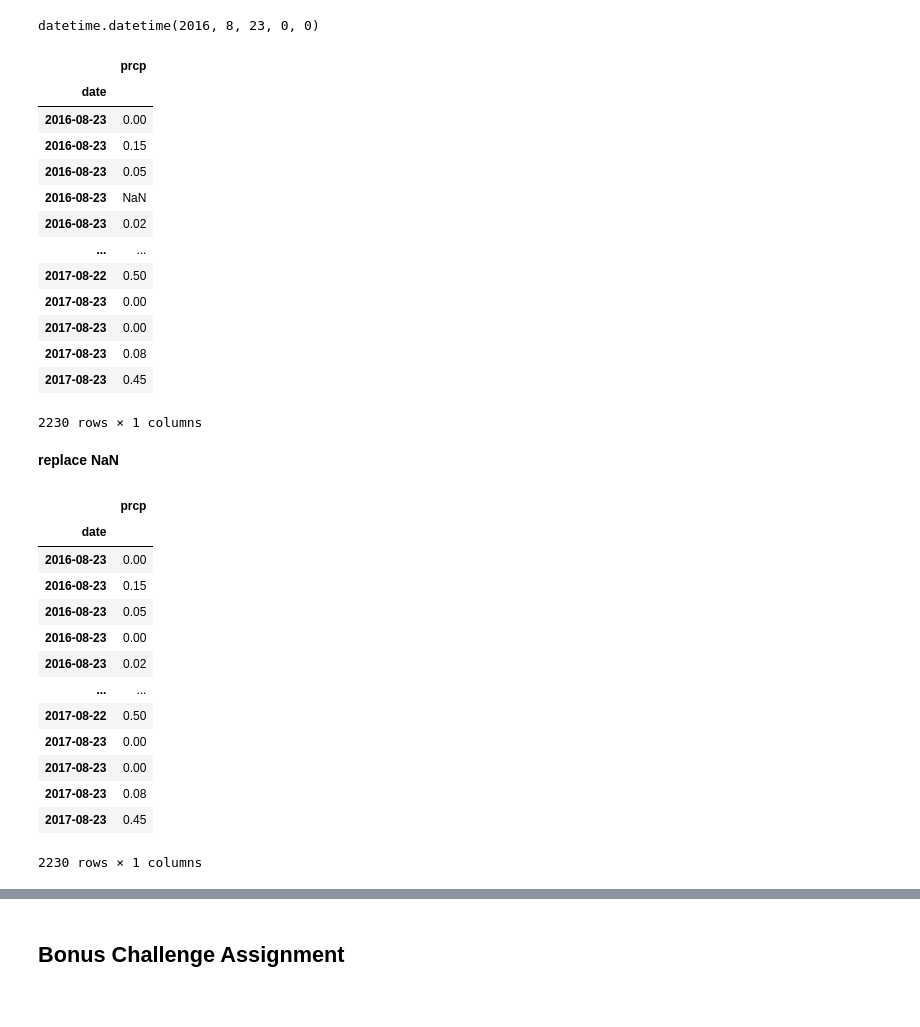
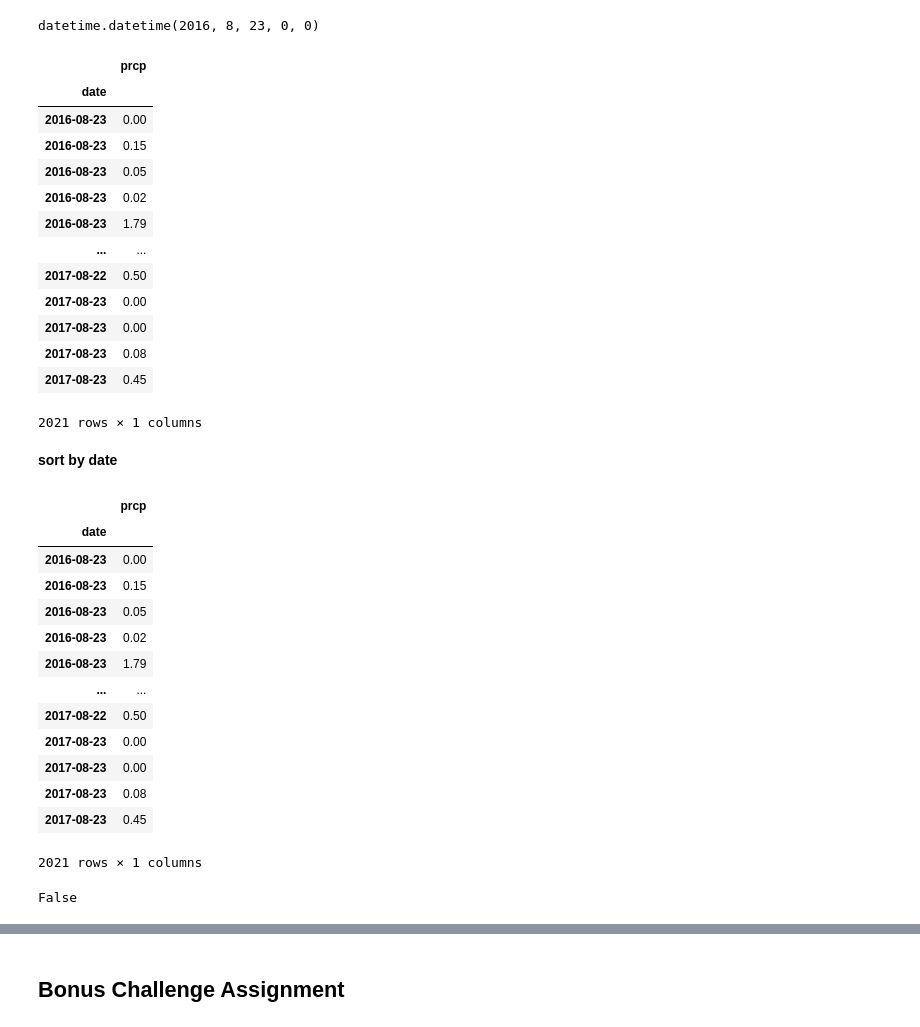
Before and after one commit to tratnikc/sqlalchemy-challenge, a Jupyter notebook: CT_climate_starter.ipynb, the cells around one changed output, grey strips where cells are left out. Cells and saved outputs as stored; diff of their text form; code cells hidden in the pictures.

```diff
--- a/CT_climate_starter.ipynb
+++ b/CT_climate_starter.ipynb
@@ -99,30 +102,34 @@ one_year
 # %% [output]
 datetime.datetime(2016, 8, 23, 0, 0)
 # %%
-one_year_ago = session.query(Measurement.date, Measurement.prcp).filter(Measurement.date >= datetime.strftime(one_year, "%Y-%m-%d")) \
-               .order_by(Measurement.date).all()
+# sorted by date ascending
+one_year_ago = session.query(Measurement.date, Measurement.prcp) \
+                      .filter(Measurement.date >= datetime.strftime(one_year, "%Y-%m-%d")) \
+                      .filter(Measurement.prcp.isnot(None)) \
+                      .order_by(Measurement.date).all()
 one_year_df  = pd.DataFrame(one_year_ago, columns = ['date', 'prcp'])
+one_year_df['date'] = pd.to_datetime(one_year_df['date'])
 one_year_df.set_index('date', inplace=True)
 one_year_df
 # %% [output]
 |  | prcp |
 | date |  |
 | 2016-08-23 | 0.00 |
 | 2016-08-23 | 0.15 |
 | 2016-08-23 | 0.05 |
-| 2016-08-23 | NaN |
 | 2016-08-23 | 0.02 |
+| 2016-08-23 | 1.79 |
 | ... | ... |
 | 2017-08-22 | 0.50 |
 | 2017-08-23 | 0.00 |
 | 2017-08-23 | 0.00 |
 | 2017-08-23 | 0.08 |
 | 2017-08-23 | 0.45 |
-2230 rows × 1 columns
+2021 rows × 1 columns
-# %% [markdown]
-**replace NaN**
+# %% [markdown]
+**sort by date**
 # %%
-one_year_df = one_year_df.fillna(0)
+one_year_df = one_year_df.sort_index()
 one_year_df
 # %% [output]
 |  | prcp |
@@ -130,12 +137,16 @@ one_year_df
 | 2016-08-23 | 0.00 |
 | 2016-08-23 | 0.15 |
 | 2016-08-23 | 0.05 |
-| 2016-08-23 | 0.00 |
 | 2016-08-23 | 0.02 |
+| 2016-08-23 | 1.79 |
 | ... | ... |
 | 2017-08-22 | 0.50 |
 | 2017-08-23 | 0.00 |
 | 2017-08-23 | 0.00 |
 | 2017-08-23 | 0.08 |
 | 2017-08-23 | 0.45 |
-2230 rows × 1 columns
+2021 rows × 1 columns
+# %%
+one_year_df.isnull().values.any()
+# %% [output]
+False
```
Also changed, not shown: parts of 11 cells of this notebook, 1 other file.
